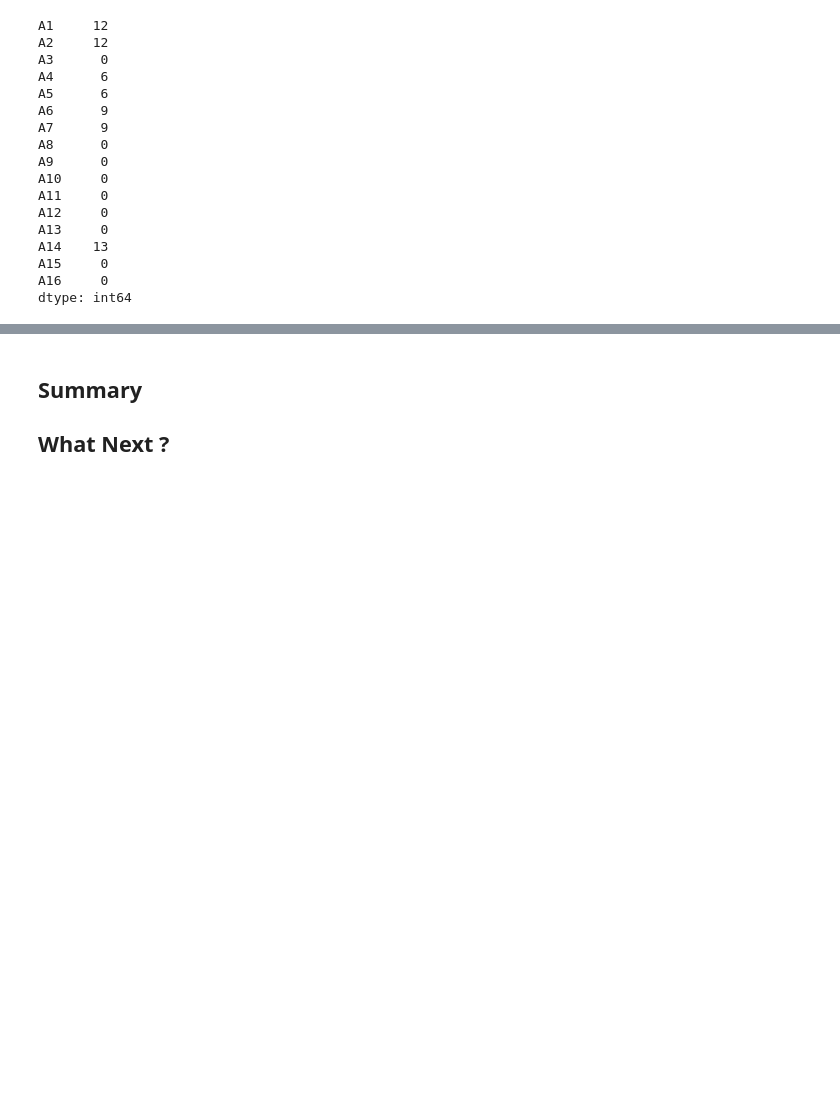
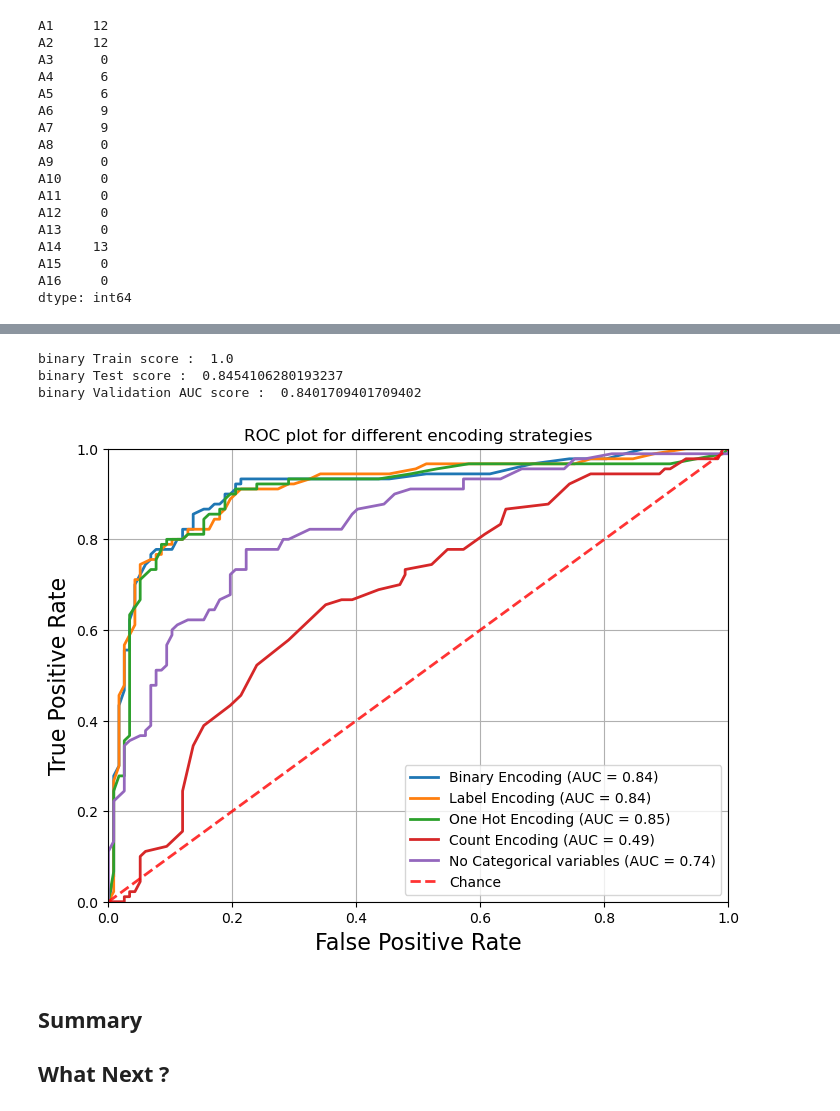
Before and after one commit to SalAlba/machine-learning, a Jupyter notebook: notes/encoding-categorical-variables/ex1.ipynb, the cells around one changed output, grey strips where cells are left out. Drawn from its saved outputs; the diff is of its cells as text; code cells hidden in the pictures; blank space fills up the shorter version.

Commit message:
encoding categorical variables

```diff
--- a/notes/encoding-categorical-variables/ex1.ipynb
+++ b/notes/encoding-categorical-variables/ex1.ipynb
@@ -188,0 +515,6 @@ dtype: int64
+# %%
+model_count , auc_score_count, train_score_count, test_score_count = check_model(count_X_train, count_X_test, y_train, y_test)
+
+print('count Train score : ', train_score_count)
+print('count Test score : ', test_score_count)
+print('count Validation AUC score : ', auc_score_count)
@@ -188,0 +588,15 @@ dtype: int64
+# %%
+model_binary , auc_score_binary, train_score_binary, test_score_binary = check_model(
+    binary_X_train,
+    binary_X_test,
+    y_train,
+    y_test
+)
+
+print('binary Train score : ', train_score_binary)
+print('binary Test score : ', test_score_binary)
+print('binary Validation AUC score : ', auc_score_binary)
+# %% [output]
+binary Train score :  1.0
+binary Test score :  0.8454106280193237
+binary Validation AUC score :  0.8401709401709402
@@ -189,3 +606,32 @@ dtype: int64
+# %%
+models = []
+models.append(('Binary Encoding', model_binary, binary_X_test, auc_score_binary))
+models.append(('Label Encoding', model_label, label_X_test, auc_score_label))
+models.append(('One Hot Encoding', model_OH, OH_X_test, auc_score_OH))
+models.append(('Count Encoding', model_count, count_X_test, auc_score_count))
+models.append(('No Categorical variables', model_no_cat, X_test_no_cat, auc_score_no_cat))
+# %%
+def plot_roc_curve(fpr, tpr, label=None, auc=0):
+    label = '{0} (AUC = {1})'.format(label, round(auc, 2))
+    plt.plot(fpr, tpr, linewidth=2, label=label)
+    plt.axis([0, 1, 0, 1])
+    plt.xlabel('False Positive Rate', fontsize=16)
+    plt.ylabel('True Positive Rate', fontsize=16)
+
+
+plt.figure(figsize=(8, 6), dpi=100)
+for name, model, _X_test, auc in models:
+    y_scores = model.predict_proba(_X_test)[:,1]
+    fpr, tpr, thresholds = roc_curve(y_test, y_scores)
+    plot_roc_curve(fpr, tpr, name, auc)
+
+plt.plot([0, 1], [0, 1], linestyle='--', lw=2, color='r', label='Chance', alpha=.8)
+plt.title('ROC plot for different encoding strategies')
+plt.legend(loc="lower right", fontsize=10)
+plt.grid()
+plt.show();
+# %% [output]
+[figure, added]
 # %% [markdown]
 ## Summary
 
```
Also changed, not shown: parts of 45 cells of this notebook.
